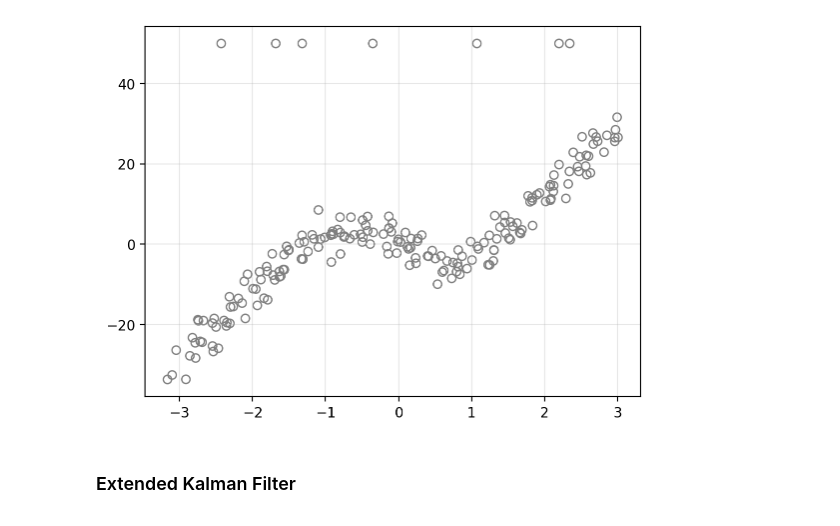
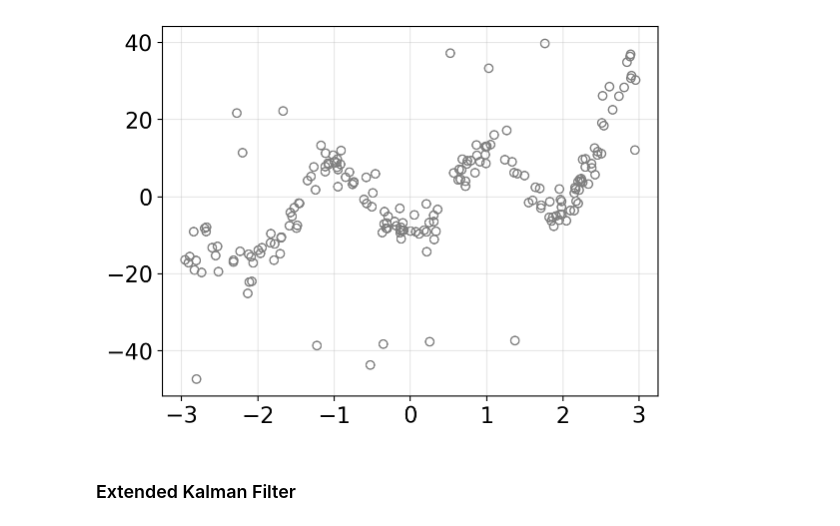
Before and after one commit to gerdm/weighted-likelihood-filter, a Jupyter notebook: experiments/online-mlp-training.ipynb, the cells around one changed output. Drawn from its saved outputs; the diff is of its cells as text; code cells hidden in the pictures.

```diff
--- a/experiments/online-mlp-training.ipynb
+++ b/experiments/online-mlp-training.ipynb
@@ -12,9 +16,10 @@ from rebayes_mini.methods import generalised_bayes_filter as gbfilter
 %load_ext autoreload
 %autoreload 2
 %config InlineBackend.figure_format = "retina"
+plt.rcParams["font.size"] = 16
 # %%
 def f(x):
-    return x / 5 - 10 * jnp.cos(x) * jnp.sin(x) + x ** 3
+    return x / 5 - 10 * jnp.cos(jnp.pi * x) + x ** 3
 
 
 def sample_observations_grid(key, f, n_obs, xmin, xmax, x_noise=0.1, y_noise=3.0):
@@ -22,19 +27,13 @@ def sample_observations_grid(key, f, n_obs, xmin, xmax, x_noise=0.1, y_noise=3.0
 
     key_cchoice, key_cval = jax.random.split(key_corrupted)
     is_corrupted = jax.random.bernoulli(key_cchoice, p=0.05, shape=(n_obs,))
-    xcorr, ycorr = jax.random.uniform(key_cval, (2, n_obs))
+    ycorr = jax.random.uniform(key_cval, (n_obs,), minval=-50, maxval=50)
 
-    xcorr = -3 + xcorr * 6
-    ycorr = -40 + ycorr * 80
-
-    x_noise = jax.random.normal(key_x, (n_obs,)) * x_noise
     y_noise = jax.random.normal(key_y, (n_obs,)) * y_noise
-    x = jnp.linspace(xmin, xmax, n_obs) + x_noise
+    x = jax.random.uniform(key_x, (n_obs,), minval=-3, maxval=3)
     y = f(x) + y_noise
 
-    # y = y * (1 - is_corrupted) + 30 * is_corrupted
     y = y * (1 - is_corrupted) + ycorr * is_corrupted
-    x = x * (1 - is_corrupted) + xcorr * is_corrupted
 
     X = jnp.c_[x, y]
     shuffled_ixs = jax.random.permutation(key_shuffle, jnp.arange(n_obs))
@@ -62,18 +61,18 @@ def sample_observations_one_sided(key, f, n_obs, xmin, xmax, x_noise=0.1, y_nois
 
     return x, y
 # %%
-key = jax.random.PRNGKey(31415)
+key = jax.random.PRNGKey(31)
 key_train, key_sample_obs, key_eval = jax.random.split(key, 3)
 
 n_obs = 200
 xmin, xmax = -3, 3
 sigma_y = 3.0
-x, y = sample_observations_one_sided(key_sample_obs, f, n_obs, xmin, xmax, x_noise=0.1, y_noise=sigma_y)
+x, y = sample_observations_grid(key_sample_obs, f, n_obs, xmin, xmax, x_noise=0.1, y_noise=sigma_y)
 xtest = jnp.linspace(x.min(), x.max(), n_obs)
 plt.scatter(x, y, edgecolors="tab:gray", color="none")
 plt.grid(alpha=0.3)
 # %% [output]
-[figure, old version]
+[figure, new version]
 # %%
 class MLP(nn.Module):
     @nn.compact
```
Also changed, not shown: parts of 17 cells of this notebook.
